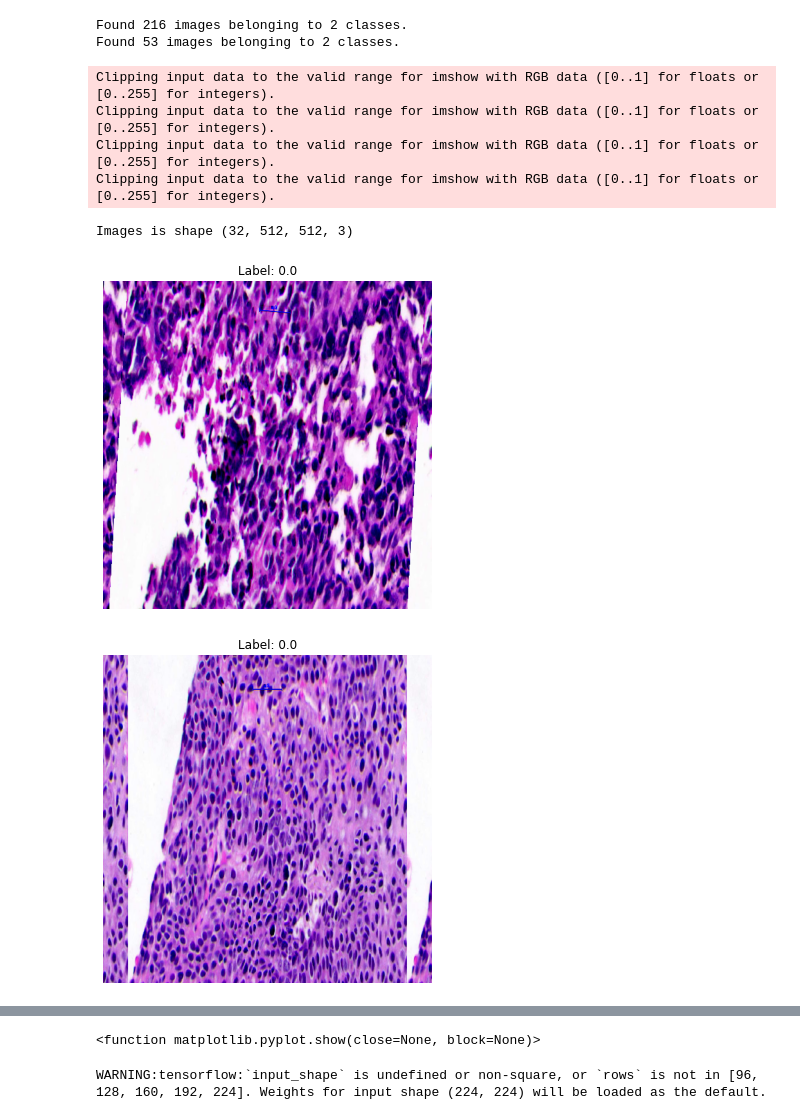
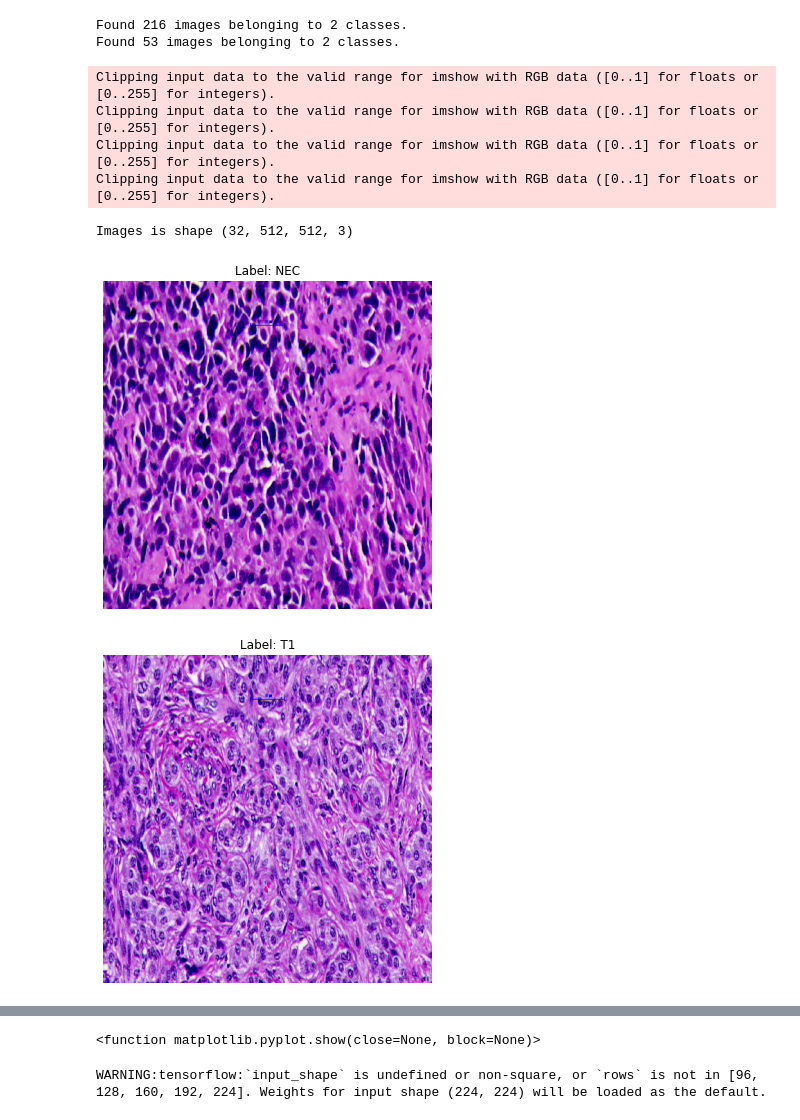
Before and after one commit to julenbhy/carcinoma_classification, a Jupyter notebook: binary_classifier.ipynb, the cells around one changed output, grey strips where cells are left out. Drawn from its saved outputs; the diff is of its cells as text; code cells hidden in the pictures.

Commit message:
add class labels

```diff
--- a/binary_classifier.ipynb
+++ b/binary_classifier.ipynb
@@ -15,6 +15,7 @@ from imageGenerator import ImageGenerator
 
 
 NUM_CLASSES = 2
+CLASSES = ['NEC', 'T1']
 TRAIN_PATH = './dataset'   # dataset path
 SIZE = 512  # original size (1920x912) -> (640x304)
 BATCH_SIZE = 32  # size of the readed batches from generator, must fit on memory
@@ -27,15 +28,15 @@ def preprocess(images):
 
 
 train_datagen = ImageDataGenerator(#rescale=1./255,
-                                    rotation_range = 5,
-                                    shear_range=0.2,
-                                    zoom_range=0.2,
-                                    width_shift_range=0.0,
-                                    height_shift_range=0.0,
+                                    #rotation_range = 5,
+                                    #shear_range=0.2,
+                                    #zoom_range=0.2,
+                                    #width_shift_range=0.0,
+                                    #height_shift_range=0.0,
                                     fill_mode='wrap',
                                     #brightness_range=None,
-                                    horizontal_flip=True,
-                                    vertical_flip=True,
+                                    #horizontal_flip=True,
+                                    #vertical_flip=True,
                                     validation_split=0.2,# set validation split
                                     preprocessing_function=preprocess
                                   )
@@ -48,33 +49,33 @@ train_generator = train_datagen.flow_from_directory(TRAIN_PATH,
                                                     shuffle=True,
                                                     target_size=(SIZE,SIZE)
                                                     )
 
 validation_generator = train_datagen.flow_from_directory(TRAIN_PATH, # same directory as training data
                                                          subset='validation',
                                                          batch_size=BATCH_SIZE,
                                                          class_mode='binary',
                                                          shuffle=True,
                                                          target_size=(SIZE,SIZE)
                                                     )
 
 images, labels = train_generator.__next__()
 print('Images is shape', images.shape)
 
 for i in range(4):
     f = plt.figure(figsize = (20, 20))
     f.add_subplot(1,3,1)
     plt.axis('off')
-    plt. title('Label: '+str(labels[i]))
+    plt. title('Label: '+str(CLASSES[int(labels[i])]))
     plt.imshow(images[i])
 plt.show(block=True)
 plt.show
 # %% [output]
 Found 216 images belonging to 2 classes.
 Found 53 images belonging to 2 classes.
 Clipping input data to the valid range for imshow with RGB data ([0..1] for floats or [0..255] for integers).
 Clipping input data to the valid range for imshow with RGB data ([0..1] for floats or [0..255] for integers).
 Clipping input data to the valid range for imshow with RGB data ([0..1] for floats or [0..255] for integers).
 Clipping input data to the valid range for imshow with RGB data ([0..1] for floats or [0..255] for integers).
 Images is shape (32, 512, 512, 3)
-[figure, old version]
+[figure, new version]
-[figure, old version]
+[figure, new version]
```
Also changed, not shown: parts of 1 cell of this notebook.
